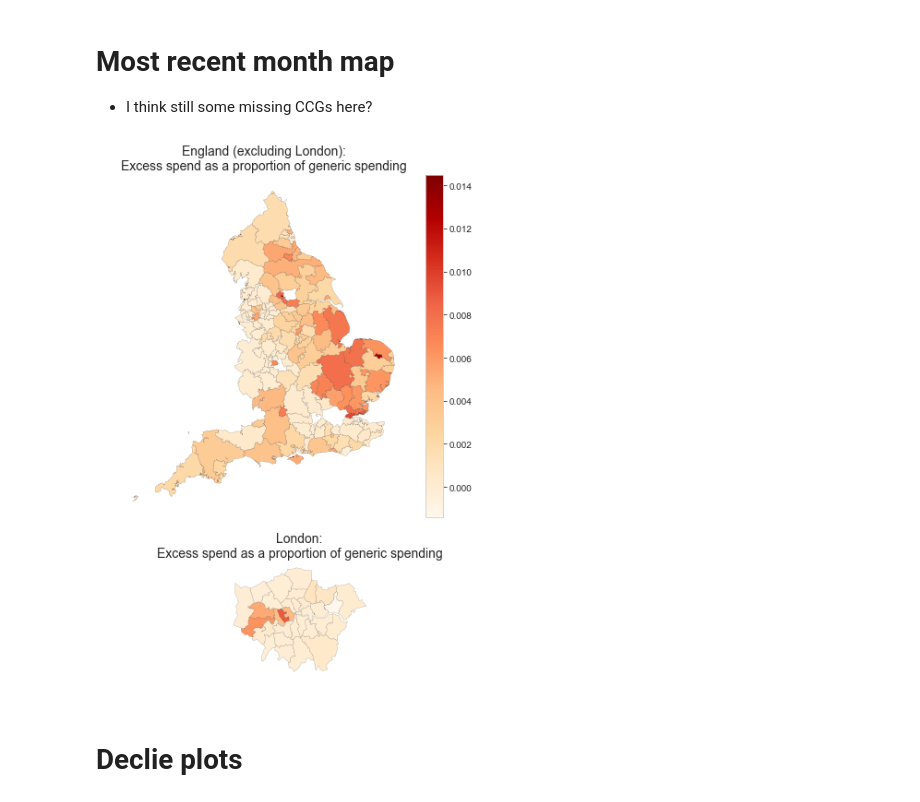
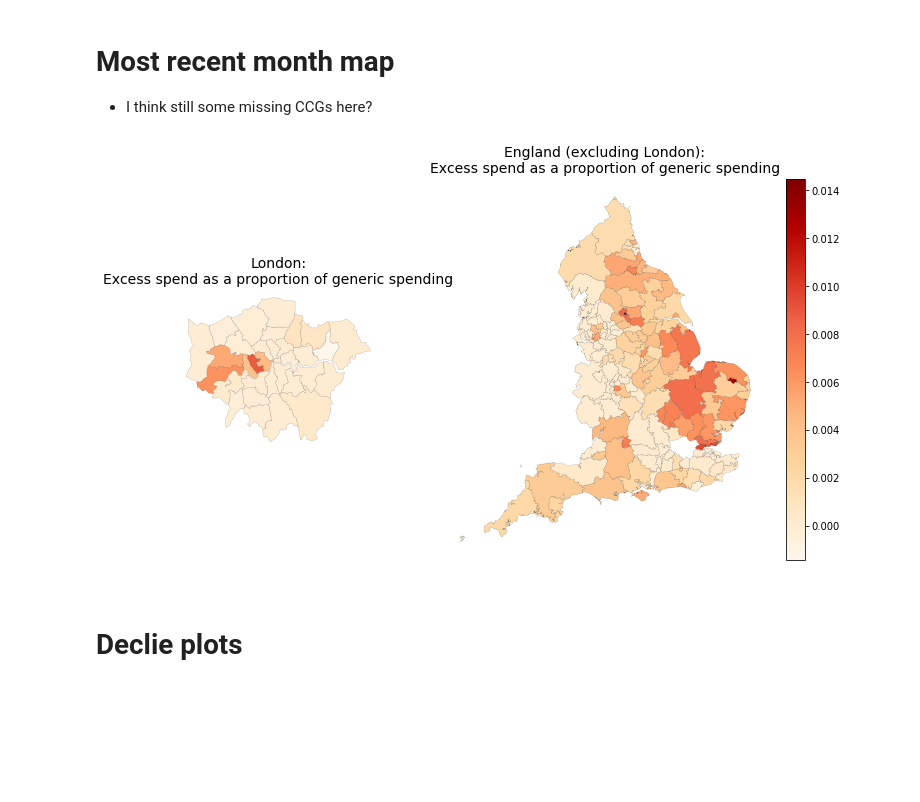
Before and after one commit to ebmdatalab/ghost_branded_generics_paper, a Jupyter notebook: Ghost Branded Generics.ipynb, the cells around one changed output. Saved outputs shown, nothing was run; the diff lists cells and outputs as text; code cells hidden in the pictures; blank space fills up the shorter version.

```diff
--- a/Ghost Branded Generics.ipynb
+++ b/Ghost Branded Generics.ipynb
@@ -95,13 +95,14 @@ ccg_dec18.describe()
 # Most recent month map
 - I think still some missing CCGs here?
 # %%
-plt.figure(figsize=(7, 10))
-last_month = ccg.loc[ccg['month']==ccg['month'].max()]
+plt.figure(figsize=(12, 7))
+ccg_for_map = ccg.loc[ccg['pct']!='112']
+last_month = ccg_for_map.loc[ccg['month']==ccg['month'].max()]
 maps.ccg_map(last_month, title="Excess spend as a proportion of generic spending", column='calc_val',
              separate_london=True)
 plt.show()
 # %% [output]
-[figure, old version]
+[figure, new version]
 # %% [markdown]
 # Declie plots
 # %%
```
Also changed, not shown: parts of 7 cells of this notebook.
